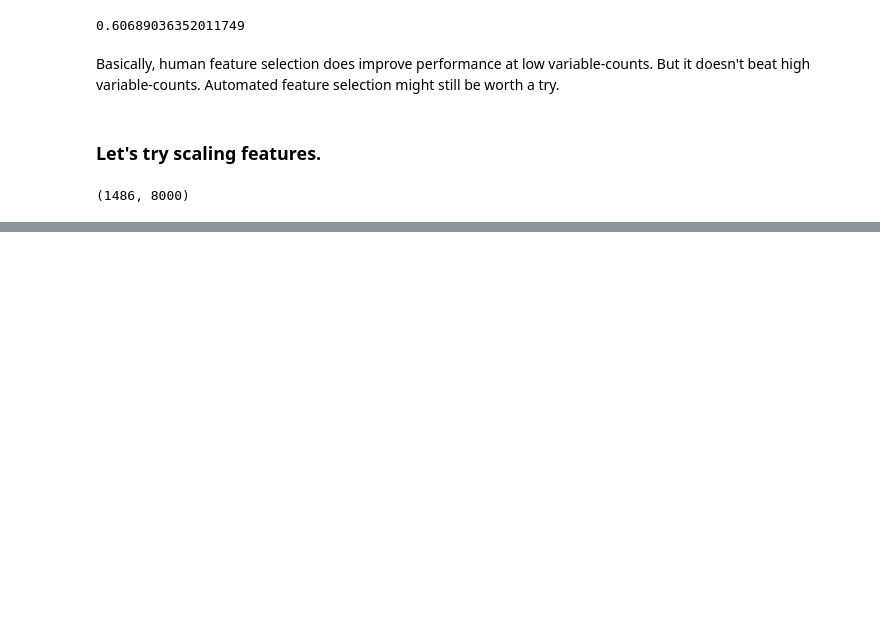
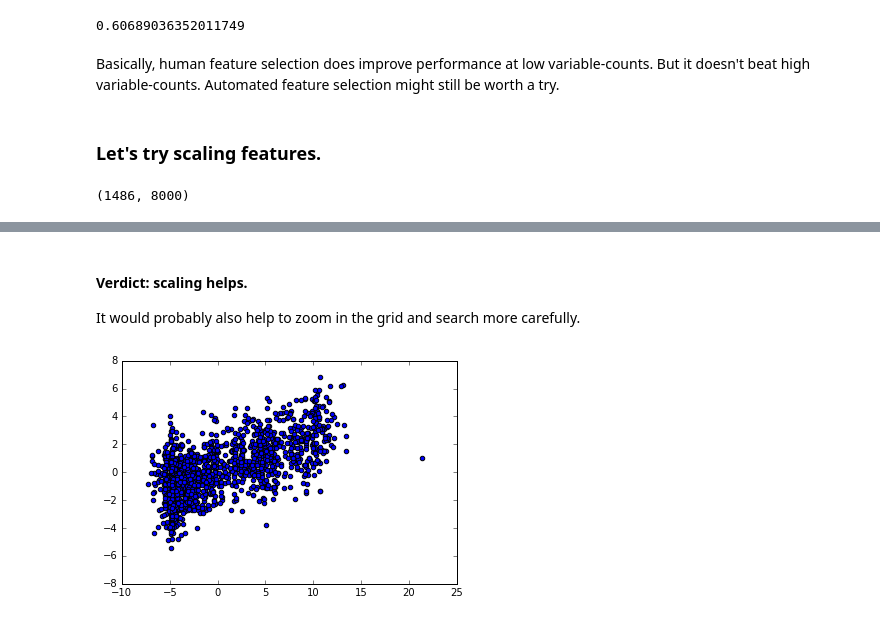
Before and after one commit to tedunderwood/time, a Jupyter notebook: first_model.ipynb, the cells around one changed output, grey strips where cells are left out. Saved outputs shown, nothing was run; the diff lists cells and outputs as text; code cells hidden in the pictures; blank space fills up the shorter version.

```diff
--- a/first_model.ipynb
+++ b/first_model.ipynb
@@ -348,0 +383,17 @@ griddf = grid_test_forscaled(scaled_df, data2model)
+# %% [markdown]
+#### Verdict: scaling helps.
+
+It would probably also help to zoom in the grid and search more carefully.
+# %%
+# Let's visualize these improved predictions.
+
+y = []
+yhat = []
+for t in unique_titles:
+    predictions, actual = model_holding_out(scaled_df, data2model, [t], 10000, 3000)
+    y.extend(actual)
+    yhat.extend(predictions)
+plt.scatter(y, yhat)
+plt.show()
+# %% [output]
+[figure, added]
```
Also changed, not shown: parts of 5 cells of this notebook.
